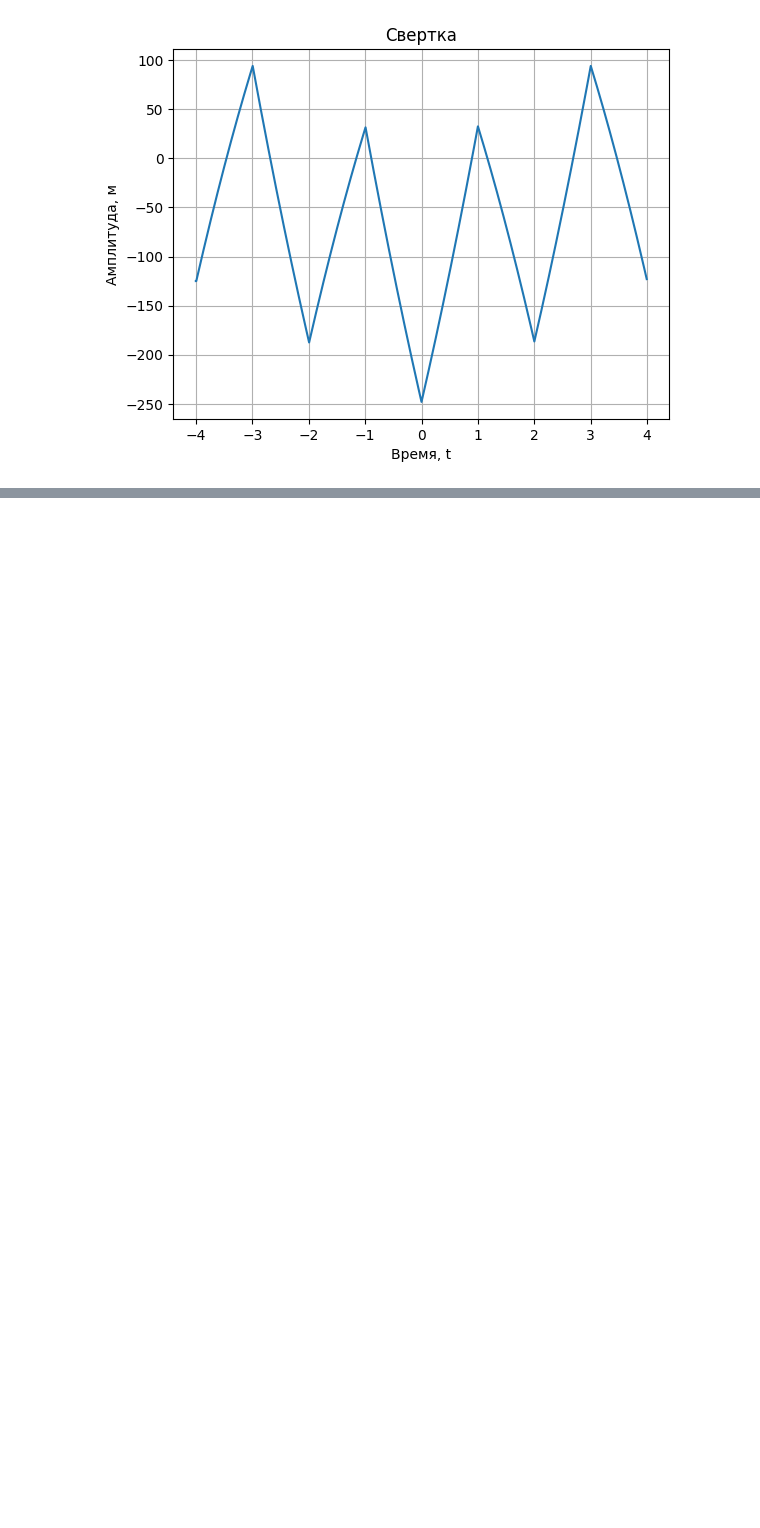
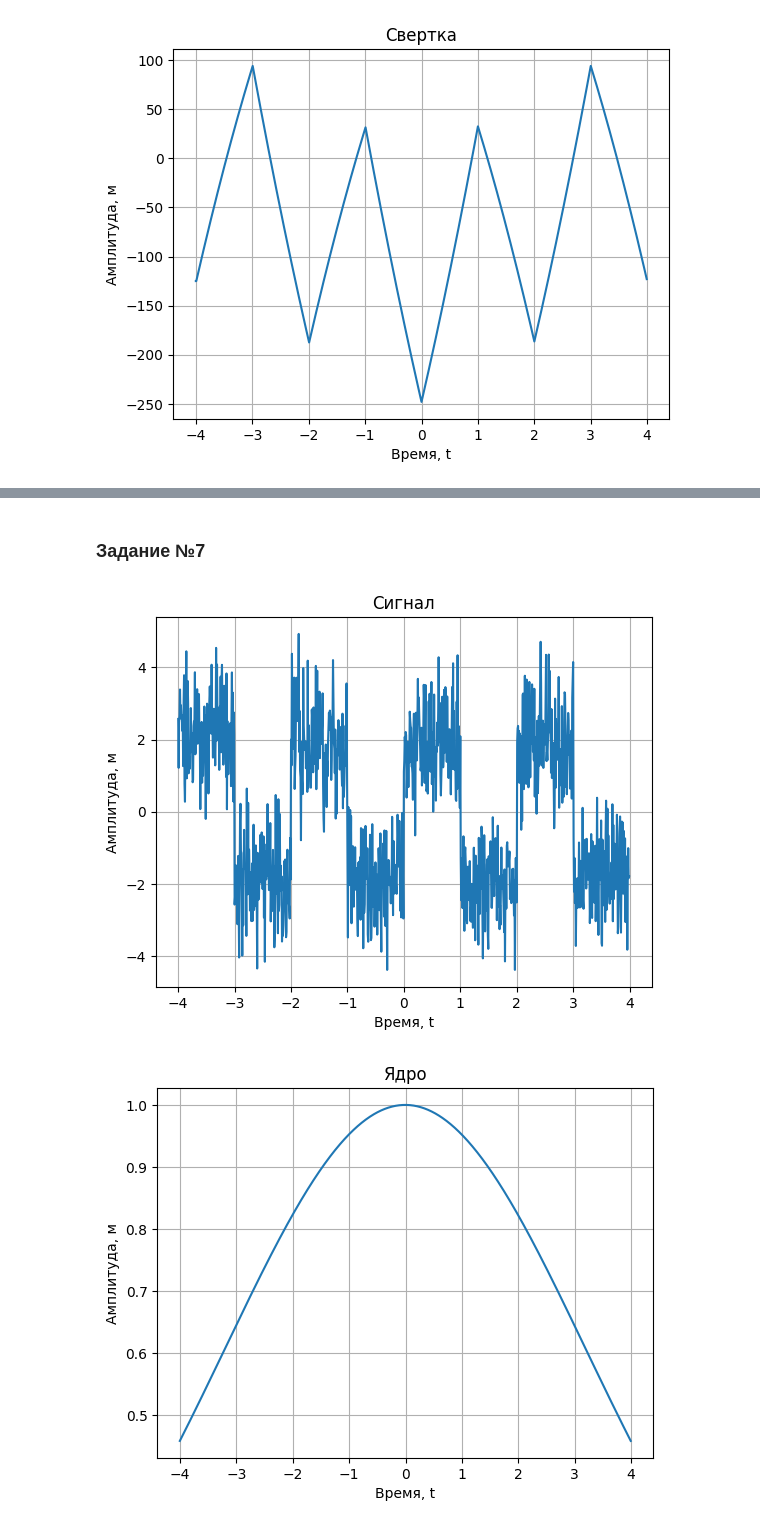
Before and after one commit to PiroJOJO/Digital-signal-processing, a Jupyter notebook: Lab_5/main.ipynb, the cells around one changed output, grey strips where cells are left out. Drawn from its saved outputs; the diff is of its cells as text; code cells hidden in the pictures; blank space fills up the shorter version.

```diff
--- a/Lab_5/main.ipynb
+++ b/Lab_5/main.ipynb
@@ -222,0 +236,2 @@ signal.print_conv(CONV_4)
+# %% [markdown]
+### Задание №7
@@ -222,0 +240,11 @@ signal.print_conv(CONV_4)
+# %%
+CORE_5 = signal.core_of_gausse(alpha)
+CONV_5  = signal.my_conv(CORE_5)
+
+signal.print_original_signal()
+signal.print_core(CORE_5)
+signal.print_conv(CONV_5)
+xf1, yf1 = signal.signal_spectrum(CONV_5, print=True)
+# %% [output]
+[figure, added]
+[figure, added]
```
Also changed, not shown: parts of 27 cells of this notebook.
